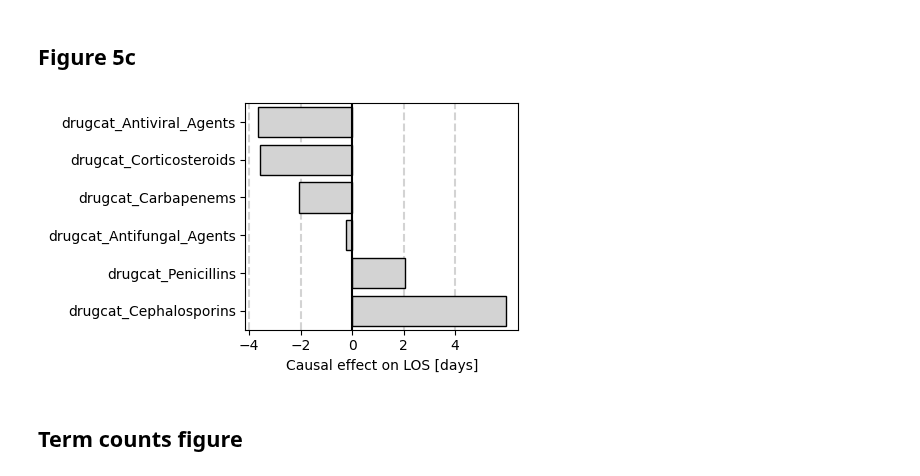
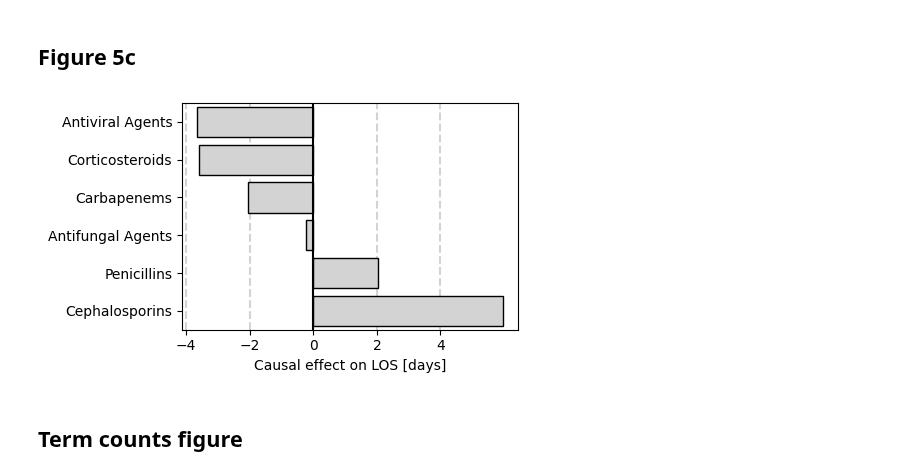
Before and after one commit to theislab/ehrapy-reproducibility, a Jupyter notebook: Figure_5/causal_known_graph.ipynb, the cells around one changed output. Drawn from its saved outputs; the diff is of its cells as text; code cells hidden in the pictures.

```diff
--- a/Figure_5/causal_known_graph.ipynb
+++ b/Figure_5/causal_known_graph.ipynb
@@ -219,29 +219,32 @@ print(results)
 # %%
 fig, ax = plt.subplots(1, 1, figsize=(5, 3))
 
+term_counts = pd.read_csv("./term_counts_and_ratios.csv", sep=";")
+tmp_for_plot = pd.merge(term_counts, results, left_on="drugcat", right_on="treatment")
+
 ax = sns.barplot(
-    data=results.sort_values(by="estimate", ascending=True),
-    y="treatment",
+    data=tmp_for_plot.sort_values(by="estimate", ascending=True),
+    y="term",
     x="estimate",
     color="lightgrey",
     ax=ax,
     edgecolor="black",
     zorder=2,
 )
 ax.axvline(0, color="black", linestyle="-")
 
 for i in range(-4, 6, 2):
     ax.axvline(i, color="lightgrey", linestyle="--", zorder=0)
 
 ax.set_ylabel("")
 ax.set_xlabel("Causal effect on LOS [days]")
 ax.set_xticks([-4, -2, 0, 2, 4])
 
 plt.tight_layout()
 plt.savefig("./Figure5c.png", dpi=300)
 plt.savefig("./Figure5c.pdf")
 # %% [output]
-[figure, old version]
+[figure, new version]
 # %% [markdown]
 ## Term counts figure
 # %%
```
Also changed, not shown: 2 other files.
